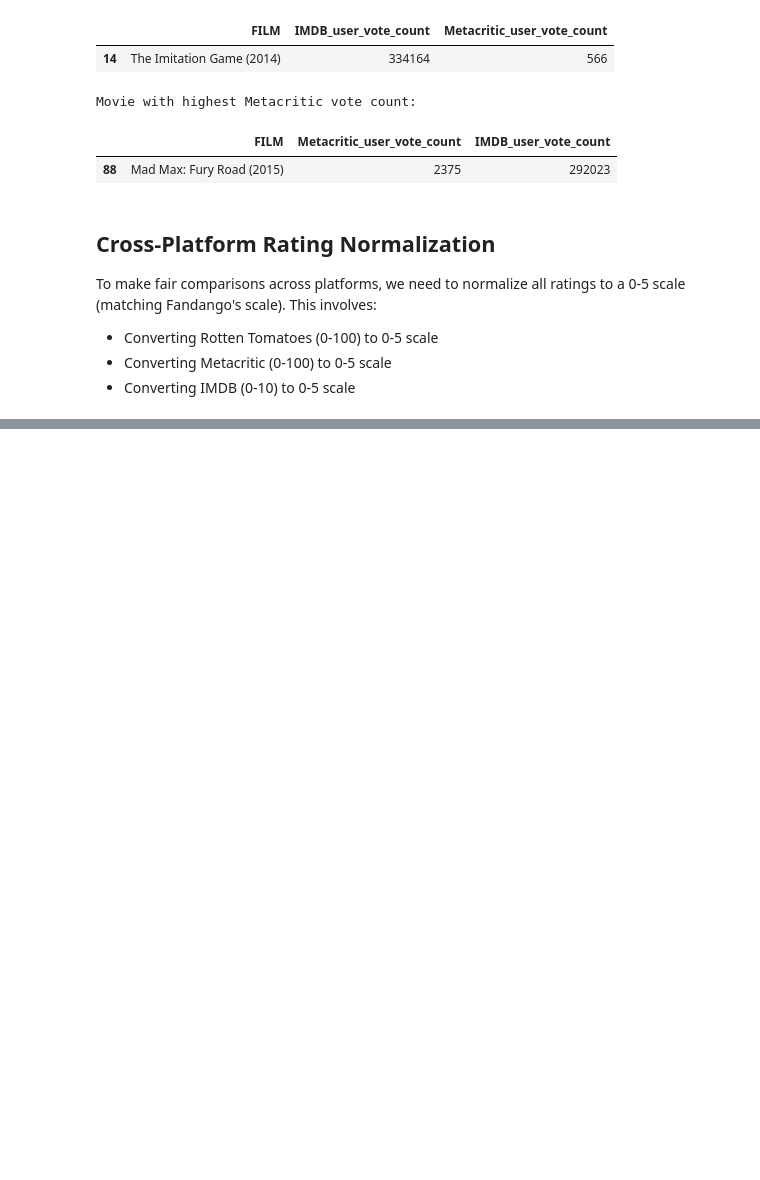
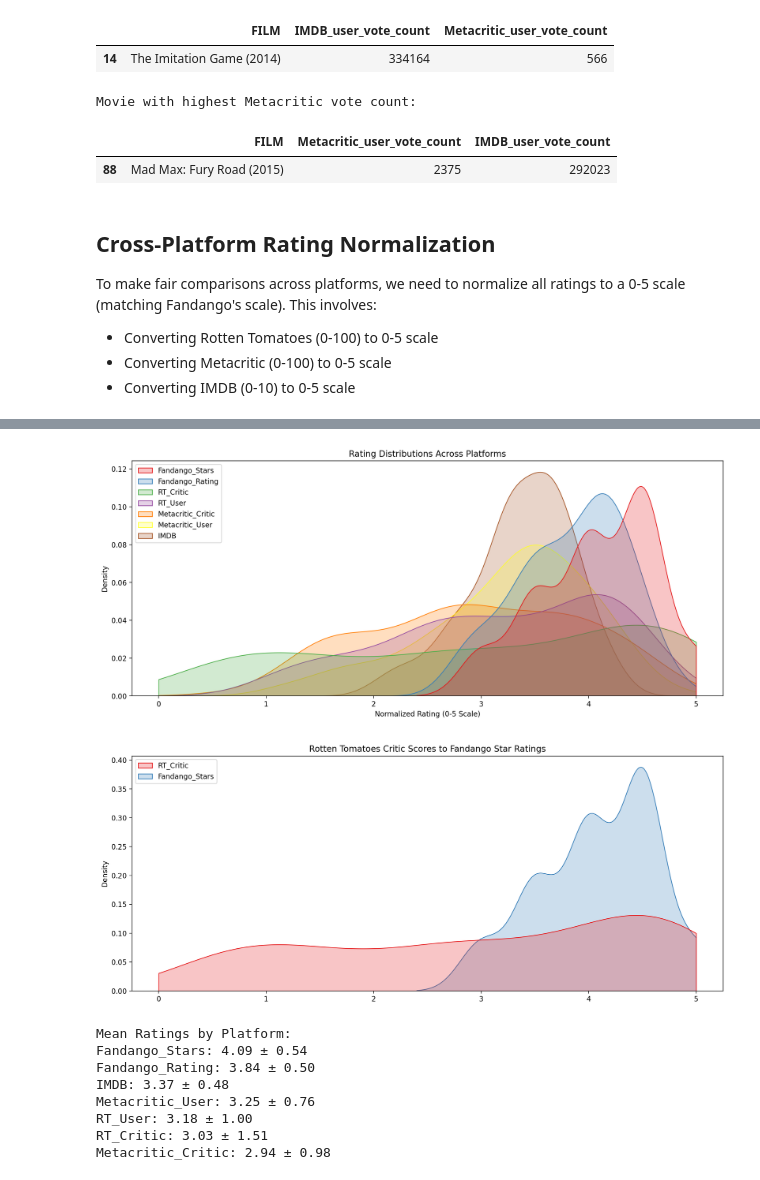
Before and after one commit to dr-ridwanoladipo/movie_metrics_dashboard, a Jupyter notebook: movie_ratings.ipynb, the cells around one changed output, grey strips where cells are left out. Saved outputs shown, nothing was run; the diff lists cells and outputs as text; code cells hidden in the pictures; blank space fills up the shorter version.

```diff
--- a/movie_ratings.ipynb
+++ b/movie_ratings.ipynb
@@ -469,0 +477,36 @@ Summary Statistics:
+# %%
+# Create distribution plot of all normalized ratings
+plt.figure(figsize=(15,6),dpi=200)
+sns.kdeplot(data=normalized_ratings,clip=[0,5],fill=True,palette='Set1')
+
+plt.title('Rating Distributions Across Platforms')
+plt.xlabel('Normalized Rating (0-5 Scale)')
+plt.ylabel('Density')
+plt.show()
+
+print('\n\n')
+
+# Create distribution plot that compare RT critic ratings against the STARS displayed by Fandango.
+plt.figure(figsize=(15,6),dpi=200)
+sns.kdeplot(data=normalized_ratings[['RT_Critic','Fandango_Stars']],clip=[0,5],fill=True,palette='Set1')
+plt.title('Rotten Tomatoes Critic Scores to Fandango Star Ratings')
+plt.show()
+
+# Compare mean ratings across platforms
+mean_ratings = normalized_ratings.mean().sort_values(ascending=False)
+std_ratings = normalized_ratings.std()
+
+print("\nMean Ratings by Platform:")
+for platform in mean_ratings.index:
+    print(f"{platform}: {mean_ratings[platform]:.2f} ± {std_ratings[platform]:.2f}")
+# %% [output]
+[figure, added]
+[figure, added]
+Mean Ratings by Platform:
+Fandango_Stars: 4.09 ± 0.54
+Fandango_Rating: 3.84 ± 0.50
+IMDB: 3.37 ± 0.48
+Metacritic_User: 3.25 ± 0.76
+RT_User: 3.18 ± 1.00
+RT_Critic: 3.03 ± 1.51
+Metacritic_Critic: 2.94 ± 0.98
```
Also changed, not shown: parts of 1 cell of this notebook.
